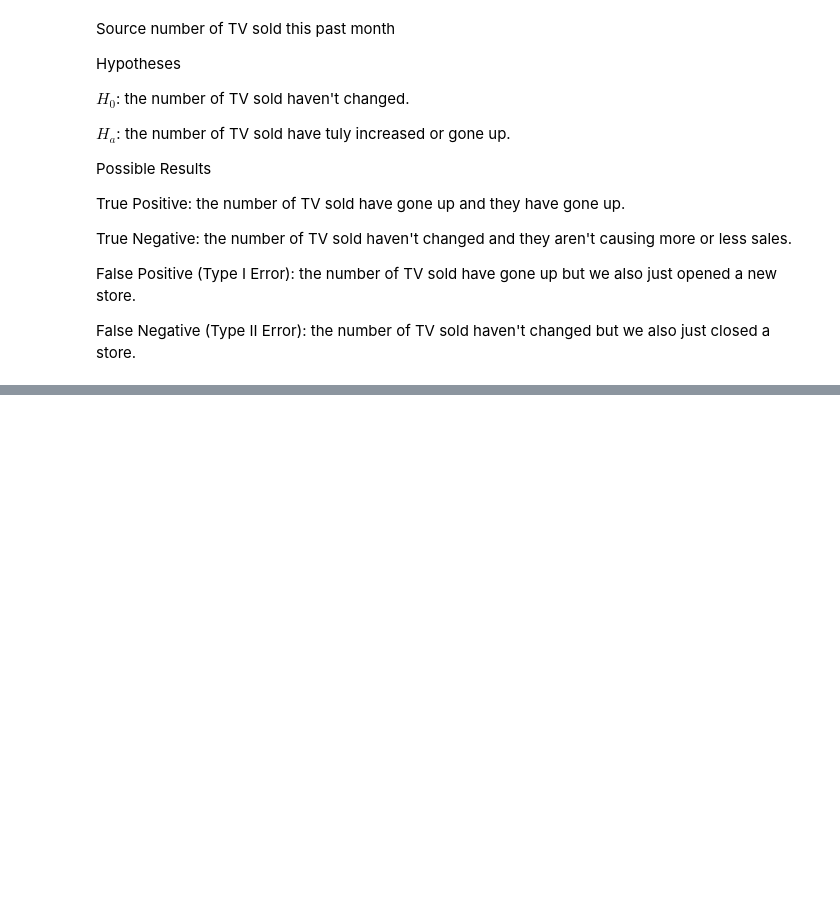
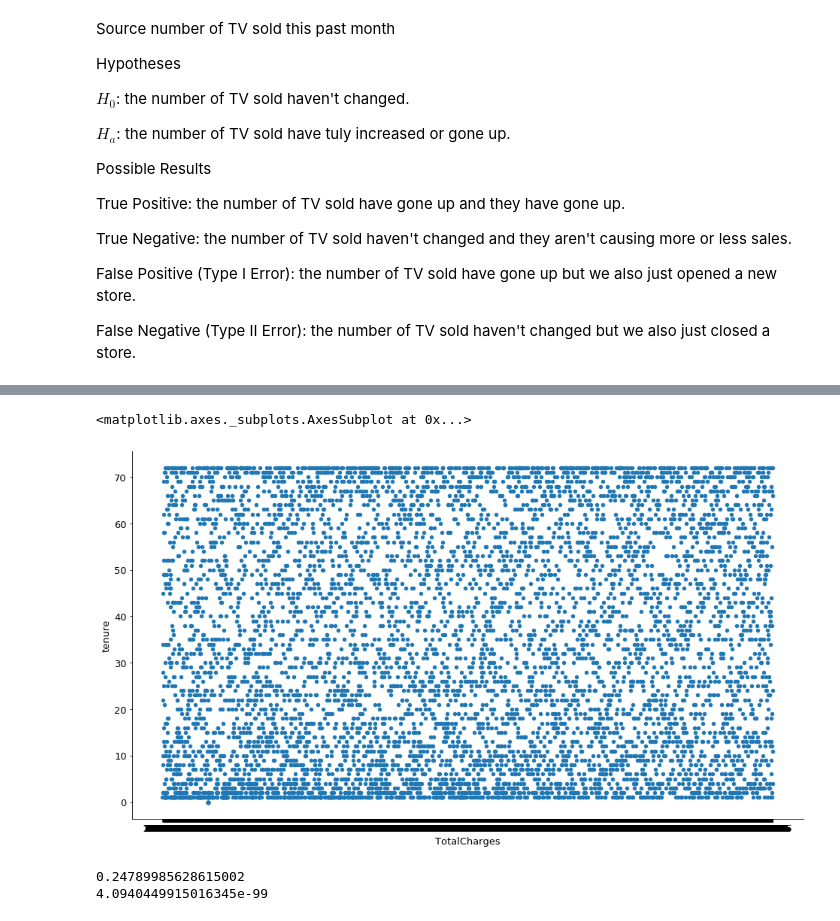
Before and after one commit to AI-Gomez/statistics-exercises, a Jupyter notebook: hypothesis_testing.ipynb, the cells around one changed output, grey strips where cells are left out. Cells and saved outputs as stored; diff of their text form; code cells hidden in the pictures; blank space fills up the shorter version.

```diff
--- a/hypothesis_testing.ipynb
+++ b/hypothesis_testing.ipynb
@@ -226,0 +258,17 @@ False Negative (Type II Error): the number of TV sold haven't changed but we als
+# %%
+#Total charges?
+
+df.plot.scatter(y = 'tenure', x = 'TotalCharges')
+# %% [output]
+<matplotlib.axes._subplots.AxesSubplot at 0x...>
+[figure, added]
+# %%
+x = df.MonthlyCharges
+y = df.tenure
+
+r,p = stats.pearsonr(x,y)
+print(r)
+print(p)
+# %% [output]
+0.24789985628615002
+4.0940449915016345e-99
```
Also changed, not shown: parts of 6 cells of this notebook.
